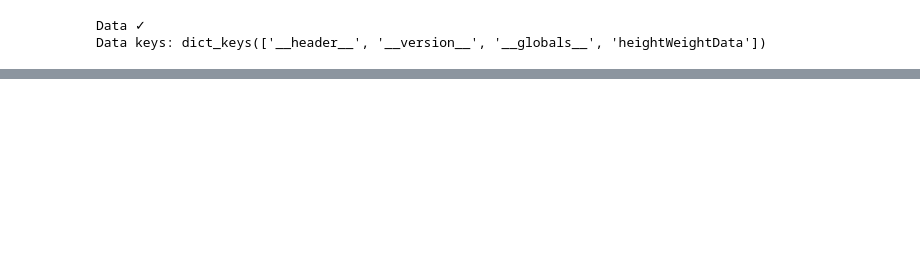
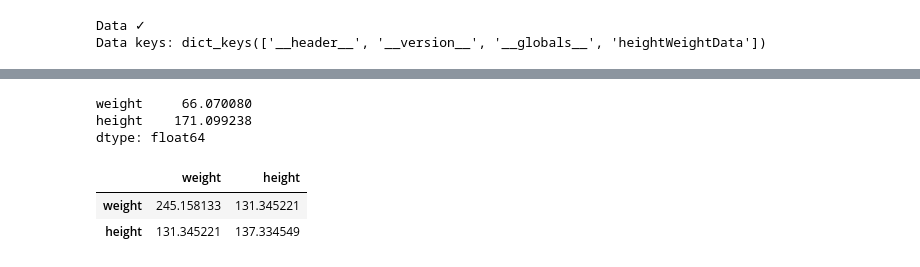
Before and after one commit to arnestc/StatisticalLearning, a Jupyter notebook: notebooks/lab2/01-multivariate-Gaussian.ipynb, the cells around one changed output, grey strips where cells are left out. Saved outputs shown, nothing was run; the diff lists cells and outputs as text; code cells hidden in the pictures; blank space fills up the shorter version.

```diff
--- a/notebooks/lab2/01-multivariate-Gaussian.ipynb
+++ b/notebooks/lab2/01-multivariate-Gaussian.ipynb
@@ -98,0 +144,13 @@ plt.show()
+# %%
+# Maximum likelihood estimation for MVN
+data_df[['weight', 'height']].mean(axis=0)
+# %% [output]
+weight     66.070080
+height    171.099238
+dtype: float64
+# %%
+data_df[['weight', 'height']].cov()
+# %% [output]
+|  | weight | height |
+| weight | 245.158133 | 131.345221 |
+| height | 131.345221 | 137.334549 |
```
Also changed, not shown: parts of 8 cells of this notebook.
